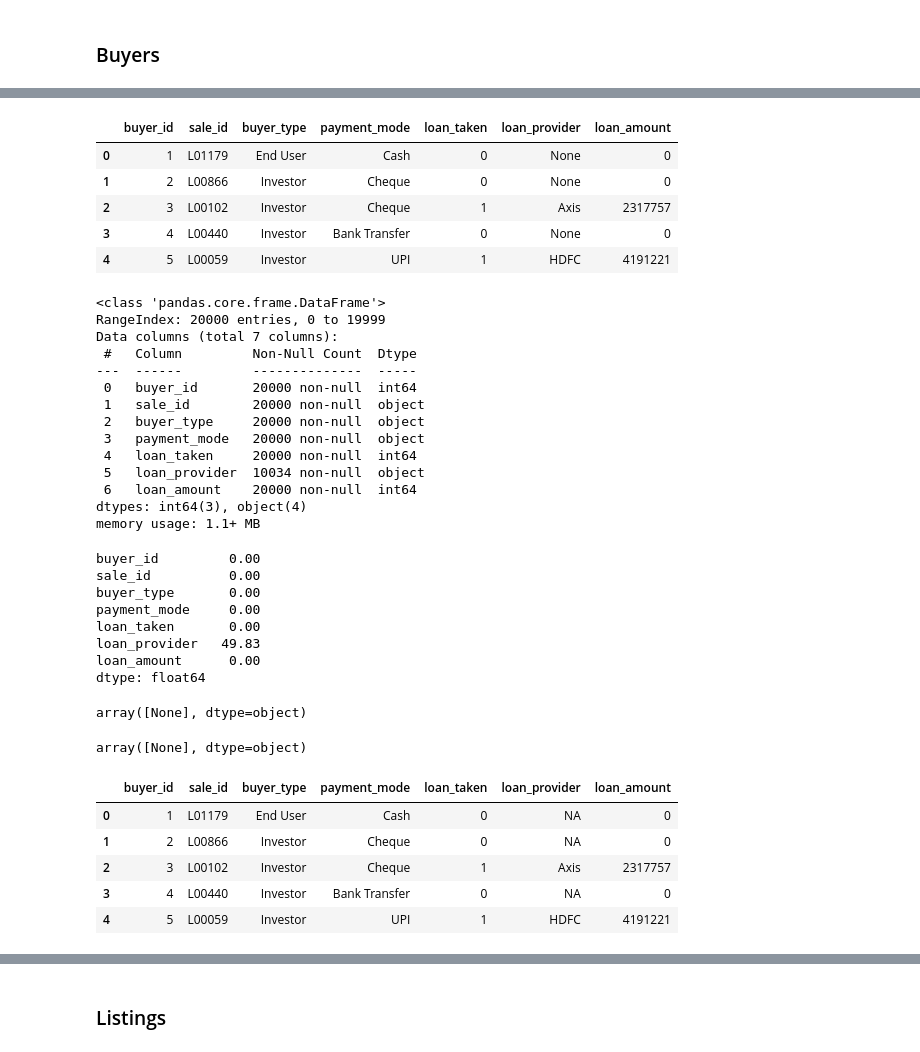
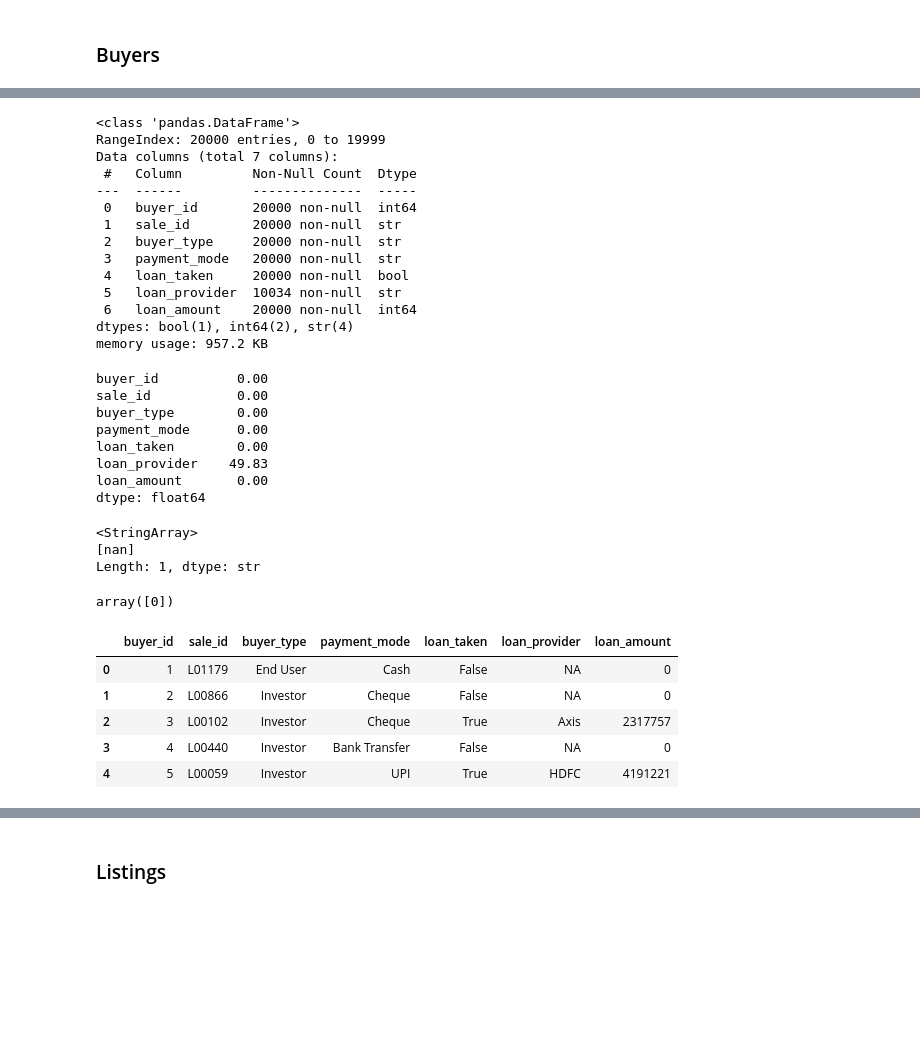
Before and after one commit to JS-Tharun/Real-Estate-Analysis, a Jupyter notebook: notebook.ipynb, the cells around one changed output, grey strips where cells are left out. Drawn from its saved outputs; the diff is of its cells as text; code cells hidden in the pictures; blank space fills up the shorter version.

Commit message:
Removed  boolean conversion

```diff
--- a/notebook.ipynb
+++ b/notebook.ipynb
@@ -263,34 +246,23 @@ buyers_df.tail()
 | 19998 | 19999 | L00905 | Investor | Cheque | True | ICICI | 3701968 |
 | 19999 | 20000 | L00526 | Investor | Cash | True | SBI | 3805678 |
-# %%
-# Convert boolean to integer in loan_taken column
-buyers_df['loan_taken'] = buyers_df[['loan_taken']].apply(lambda x: bool_to_int(x))
-buyers_df.head()
-# %% [output]
-|  | buyer_id | sale_id | buyer_type | payment_mode | loan_taken | loan_provider | loan_amount |
-| 0 | 1 | L01179 | End User | Cash | 0 | None | 0 |
-| 1 | 2 | L00866 | Investor | Cheque | 0 | None | 0 |
-| 2 | 3 | L00102 | Investor | Cheque | 1 | Axis | 2317757 |
-| 3 | 4 | L00440 | Investor | Bank Transfer | 0 | None | 0 |
-| 4 | 5 | L00059 | Investor | UPI | 1 | HDFC | 4191221 |
 # %%
 # Basic Information
 buyers_df.info()
 # %% [output]
-<class 'pandas.core.frame.DataFrame'>
+<class 'pandas.DataFrame'>
 RangeIndex: 20000 entries, 0 to 19999
 Data columns (total 7 columns):
  #   Column         Non-Null Count  Dtype
 ---  ------         --------------  -----
  0   buyer_id       20000 non-null  int64
- 1   sale_id        20000 non-null  object
- 2   buyer_type     20000 non-null  object
- 3   payment_mode   20000 non-null  object
- 4   loan_taken     20000 non-null  int64
- 5   loan_provider  10034 non-null  object
+ 1   sale_id        20000 non-null  str
+ 2   buyer_type     20000 non-null  str
+ 3   payment_mode   20000 non-null  str
+ 4   loan_taken     20000 non-null  bool
+ 5   loan_provider  10034 non-null  str
  6   loan_amount    20000 non-null  int64
-dtypes: int64(3), object(4)
-memory usage: 1.1+ MB
+dtypes: bool(1), int64(2), str(4)
+memory usage: 957.2 KB
 # %%
 # Percentage of missing values
 per_miss_val(buyers_df)
@@ -305,24 +277,26 @@ loan_amount      0.00
 dtype: float64
 # %%
 # Checking if the loan provider is null for the buyer who has not taken a loan
-buyers_df[buyers_df['loan_taken'] == 0]['loan_provider'].unique()
+buyers_df[buyers_df['loan_taken'] == False]['loan_provider'].unique()
 # %% [output]
-array([None], dtype=object)
+<StringArray>
+[nan]
+Length: 1, dtype: str
 # %%
-buyers_df[buyers_df['loan_amount'] == 0]['loan_provider'].unique()
+buyers_df[buyers_df['loan_amount'] == False]['loan_amount'].unique()
 # %% [output]
-array([None], dtype=object)
+array([0])
 # %%
 # Fill null values with "NA"
-buyers_df['loan_provider'].fillna('NA', inplace=True)
+buyers_df['loan_provider'] = buyers_df['loan_provider'].fillna('NA')
 buyers_df.head()
 # %% [output]
 |  | buyer_id | sale_id | buyer_type | payment_mode | loan_taken | loan_provider | loan_amount |
-| 0 | 1 | L01179 | End User | Cash | 0 | NA | 0 |
-| 1 | 2 | L00866 | Investor | Cheque | 0 | NA | 0 |
-| 2 | 3 | L00102 | Investor | Cheque | 1 | Axis | 2317757 |
-| 3 | 4 | L00440 | Investor | Bank Transfer | 0 | NA | 0 |
-| 4 | 5 | L00059 | Investor | UPI | 1 | HDFC | 4191221 |
+| 0 | 1 | L01179 | End User | Cash | False | NA | 0 |
+| 1 | 2 | L00866 | Investor | Cheque | False | NA | 0 |
+| 2 | 3 | L00102 | Investor | Cheque | True | Axis | 2317757 |
+| 3 | 4 | L00440 | Investor | Bank Transfer | False | NA | 0 |
+| 4 | 5 | L00059 | Investor | UPI | True | HDFC | 4191221 |
 # %%
 # Percentage of null values
 per_miss_val(buyers_df)
```
Also changed, not shown: parts of 31 cells of this notebook.
